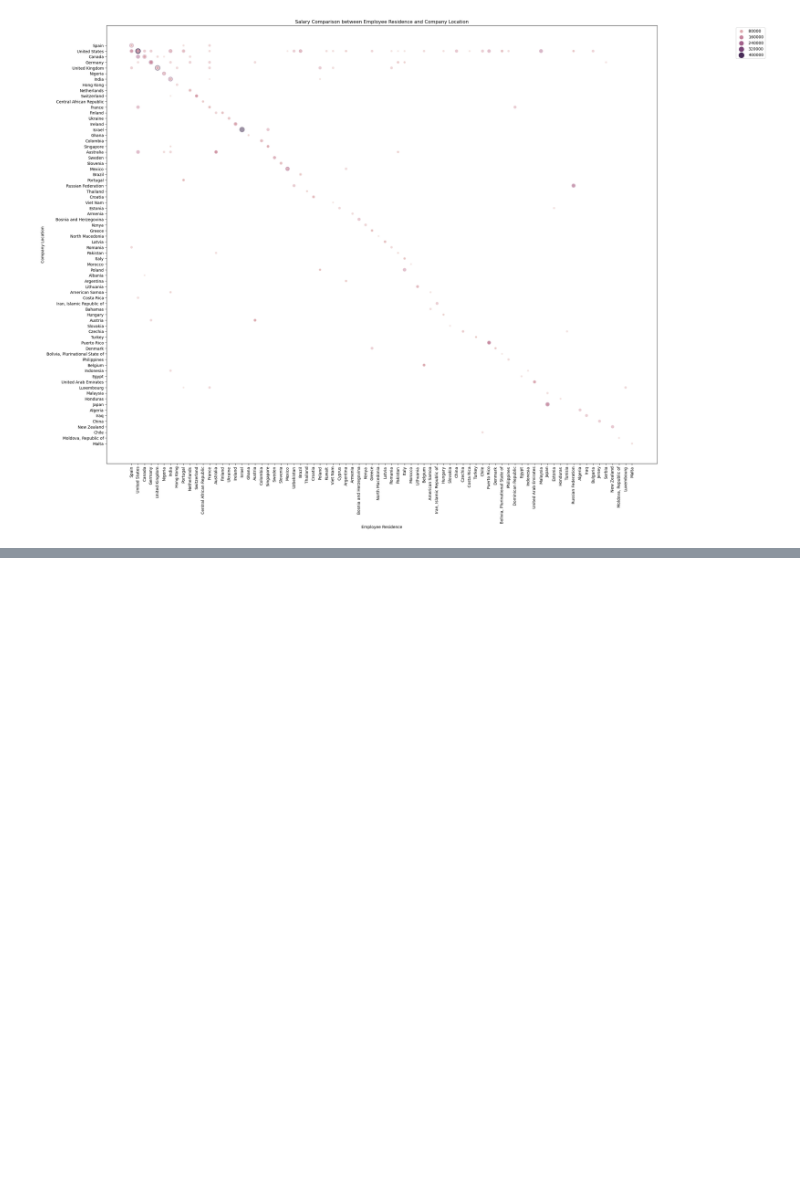
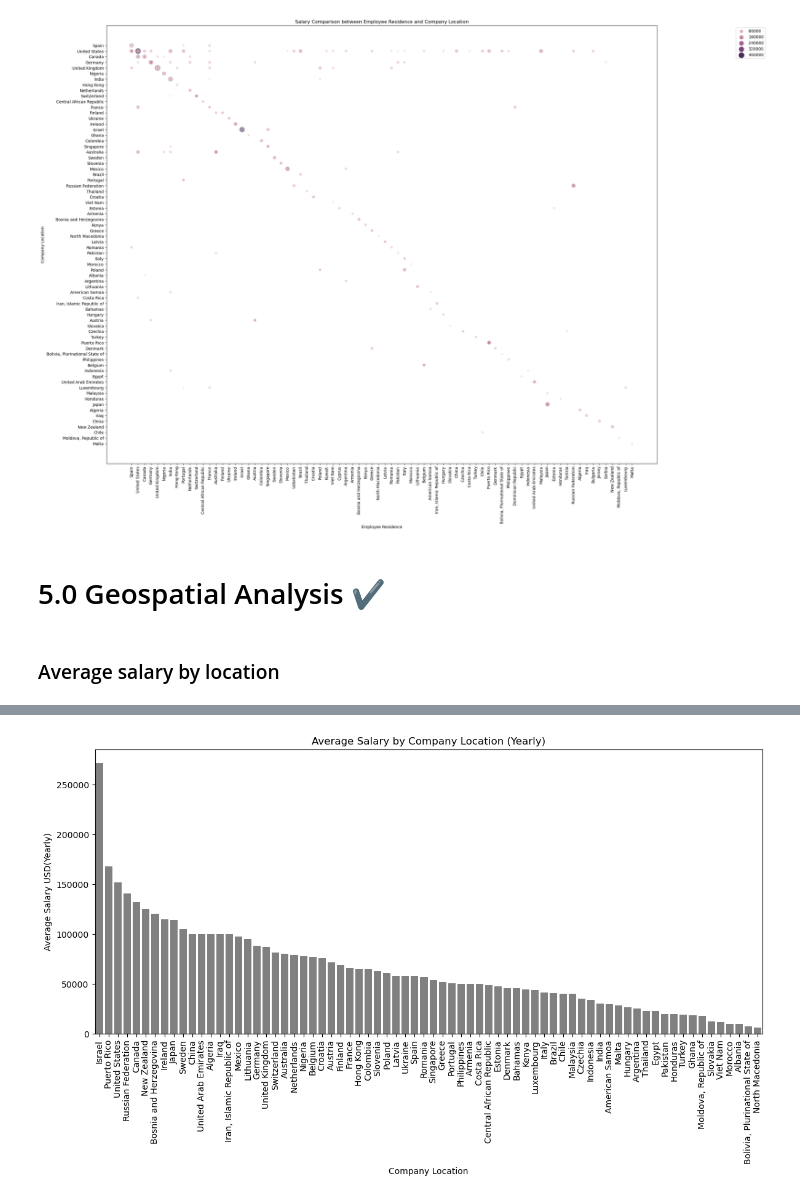
Before and after one commit to elvisramirez02/MachineLearning_PredictionModel, a Jupyter notebook: ADMN5016 Group Assignment.ipynb, the cells around one changed output, grey strips where cells are left out. Cells and saved outputs as stored; diff of their text form; code cells hidden in the pictures; blank space fills up the shorter version.

```diff
--- a/ADMN5016 Group Assignment.ipynb
+++ b/ADMN5016 Group Assignment.ipynb
@@ -457,3 +458,33 @@ plt.legend(loc='upper right', bbox_to_anchor=(1.2, 1))
 plt.show()
 # %% [output]
 [figure]
+# %% [markdown]
+# 5.0 Geospatial Analysis ✔️
+# %% [markdown]
+### Average salary by location
+# %%
+# Average salary by company_location
+avg_salary_by_location = mySalariesDF.groupby('company_location', as_index=False)['salary_in_usd'].mean()
+
+fig1 = px.choropleth(avg_salary_by_location,
+                     locations='company_location',
+                     locationmode='country names',
+                     color='salary_in_usd',
+                     hover_name='company_location',
+                     color_continuous_scale=px.colors.sequential.Plasma,
+                     title='Average Salary by Company Location',
+                     labels={'salary_in_usd': 'Average USD Salary'},
+                     projection='natural earth')
+
+fig1.show()
+
+# Average salary by company_location
+avg_salary_by_location = mySalariesDF.groupby('company_location')['salary_in_usd'].mean().sort_values(ascending=False)
+plt.figure(figsize=(14, 6))
+sns.barplot(x=avg_salary_by_location.index, y=avg_salary_by_location, color='grey')
+plt.title('Average Salary by Company Location (Yearly)')
+plt.xlabel('Company Location')
+plt.ylabel('Average Salary USD(Yearly)')
+plt.xticks(rotation=90)
+plt.show()
+# %% [output]
@@ -459,0 +492 @@ plt.show()
+[figure, added]
```
Also changed, not shown: parts of 70 cells of this notebook.
